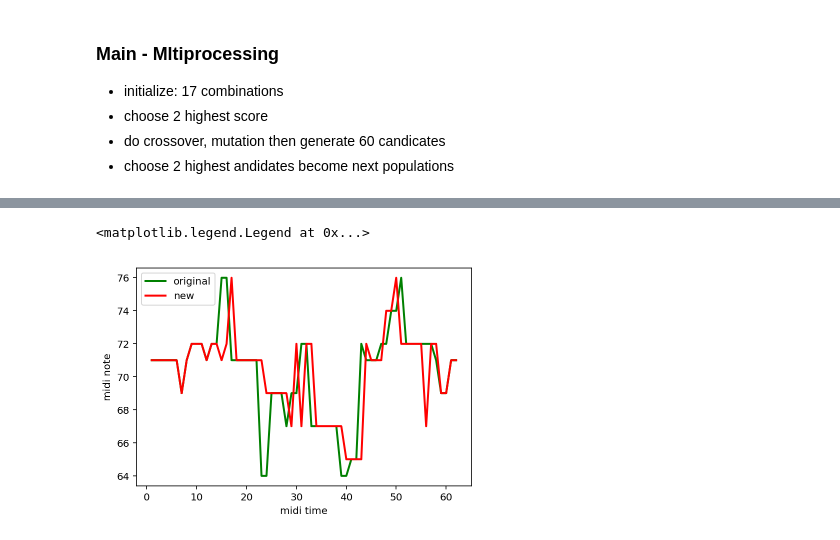
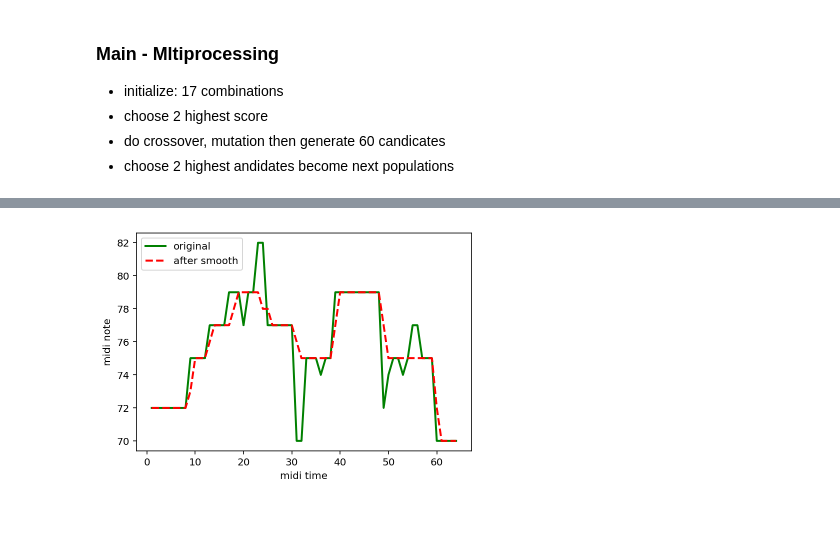
Before and after one commit to sharon1018/Music_information_retrieval, a Jupyter notebook: GA_v2.ipynb, the cells around one changed output, grey strips where cells are left out. Saved outputs shown, nothing was run; the diff lists cells and outputs as text; code cells hidden in the pictures.

```diff
--- a/GA_v2.ipynb
+++ b/GA_v2.ipynb
@@ -19,4 +20,4 @@ import multiprocessing as mp
 - one bar = 1920 (4 beats)
 - sliding window = 7680 (4 bar)
 # %%
-midi_list = pm.get_midi('MidiSample/sky.mid', 0)
+midi_list = pm.get_midi('star.mid', 0)
@@ -24,0 +52,16 @@ midi_list = pm.get_midi('MidiSample/sky.mid', 0)
+# %%
+import librosa.display
+
+def plot_piano_roll(pm, start_pitch, end_pitch, fs=100):
+    # Use librosa's specshow function for displaying the piano roll
+    librosa.display.specshow(pm.get_piano_roll(fs)[start_pitch:end_pitch],
+                             hop_length=1, sr=fs, x_axis='time', y_axis='cqt_note',
+                             fmin=pretty_midi.note_number_to_hz(start_pitch))
+
+pm = pretty_midi.PrettyMIDI('Output_midi/sky_75.55_33.mid')
+plt.figure(figsize=(12, 4))
+plot_piano_roll(pm, 24, 84)
+
+pm2 = pretty_midi.PrettyMIDI('Output_midi/sky_73.5_1.mid')
+plt.figure(figsize=(12, 4))
+plot_piano_roll(pm2, 24, 84)
@@ -26,8 +77,8 @@ midi_list = pm.get_midi('MidiSample/sky.mid', 0)
 def trans_note_list(song):
     return [song[i].note for i in range(len(song))]
 
-note_msg, midi_msg = pm.separate_song(midi_list, 15360)
-parent = midi_msg[1]  # can change here for testing
+note_msg, midi_msg = pm.separate_song(midi_list, 9600)
+parent = midi_msg[0]  # can change here for testing
 
 def flatten_list(midi_list):
     return [item for sublist in midi_list for item in sublist]
@@ -501,10 +564,25 @@ x,y,x2,y2, y_s1,y_s2 = count_area_score(ori,new,smooth_curve=True)
+# %%
+score = 0
+a = to_note_freq(midi_msg[2])
+# b = to_note_freq(new_midi)
+# a, b = correct_xy(a,b)
+# 拆成XY座標
+x = [i[1] for i in a]
+y = [i[0] for i in a]
+
+# x2 = [i[1] for i in b]
+# y2 = [i[0] for i in b]
+
+# smooth
+y_s1 = smooth(y)
+# y_s2 = smooth(y2)
 # %%
 import matplotlib.pyplot as plt
 plt.plot(x, y, color='green', linewidth=2, label='original')
-plt.plot(x2, y2, color='red', linewidth=2, label='new')
+plt.plot(x, y_s1, 'r--', linewidth=2, label='after smooth')
 plt.xlabel('midi time')
 plt.ylabel('midi note')
 plt.legend(loc='upper left')
+plt.savefig('result.png')
 # %% [output]
-<matplotlib.legend.Legend at 0x...>
-[figure, old version]
+[figure, new version]
```
Also changed, not shown: parts of 18 cells of this notebook, 1 other file.
